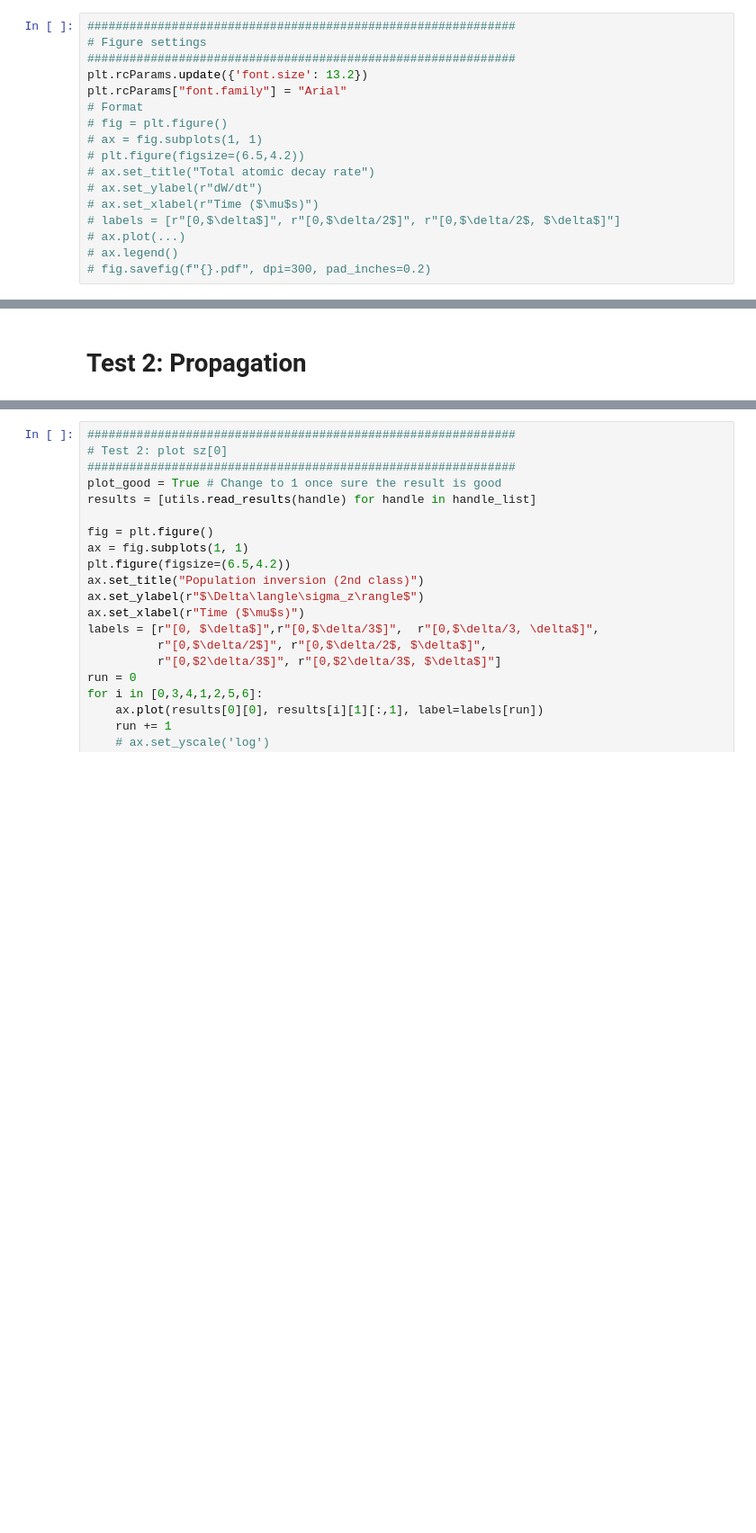
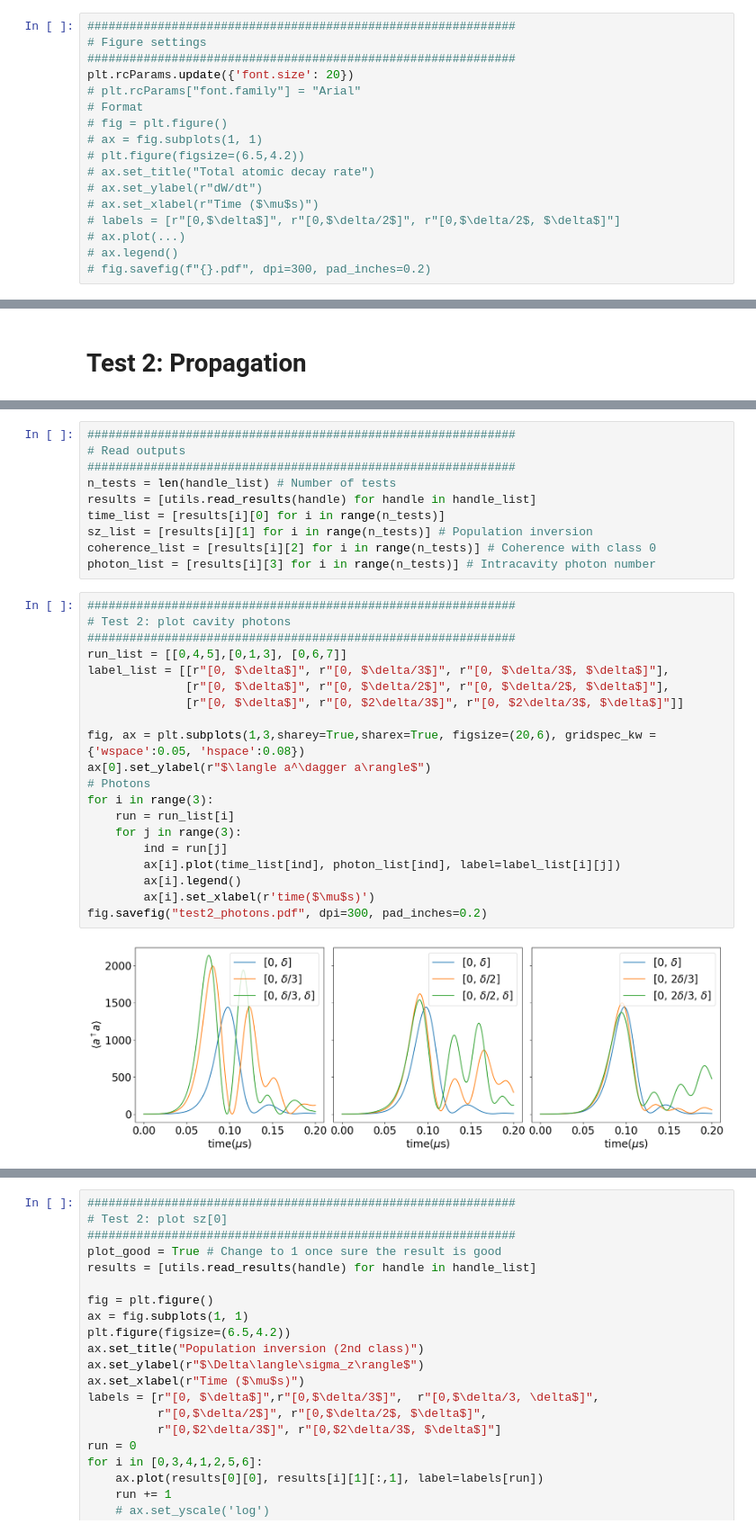
Before and after one commit to VodkaSin/Cuda_C_spin_sync, a Jupyter notebook: CUDA_code/cuda_run.ipynb, the cells around one changed output, grey strips where cells are left out. Shown at 90% size. Drawn from its saved outputs; the diff is of its cells as text; blank space fills up the shorter version.

Commit message:
Test 2 improved figures

```diff
--- a/CUDA_code/cuda_run.ipynb
+++ b/CUDA_code/cuda_run.ipynb
@@ -26,8 +26,8 @@ from matplotlib import rc
 #############################################################
 # Figure settings
 #############################################################
-plt.rcParams.update({'font.size': 13.2})
-plt.rcParams["font.family"] = "Arial"
+plt.rcParams.update({'font.size': 20})
+# plt.rcParams["font.family"] = "Arial"
 # Format
 # fig = plt.figure()
 # ax = fig.subplots(1, 1)
@@ -249,0 +268,32 @@ for i in range(len(detunings)):
+# %%
+#############################################################
+# Read outputs
+#############################################################
+n_tests = len(handle_list) # Number of tests
+results = [utils.read_results(handle) for handle in handle_list]
+time_list = [results[i][0] for i in range(n_tests)]
+sz_list = [results[i][1] for i in range(n_tests)] # Population inversion
+coherence_list = [results[i][2] for i in range(n_tests)] # Coherence with class 0
+photon_list = [results[i][3] for i in range(n_tests)] # Intracavity photon number
+# %%
+#############################################################
+# Test 2: plot cavity photons
+#############################################################
+run_list = [[0,4,5],[0,1,3], [0,6,7]]
+label_list = [[r"[0, $\delta$]", r"[0, $\delta/3$]", r"[0, $\delta/3$, $\delta$]"],
+              [r"[0, $\delta$]", r"[0, $\delta/2$]", r"[0, $\delta/2$, $\delta$]"],
+              [r"[0, $\delta$]", r"[0, $2\delta/3$]", r"[0, $2\delta/3$, $\delta$]"]]
+
+fig, ax = plt.subplots(1,3,sharey=True,sharex=True, figsize=(20,6), gridspec_kw = {'wspace':0.05, 'hspace':0.08})
+ax[0].set_ylabel(r"$\langle a^\dagger a\rangle$")
+# Photons
+for i in range(3):
+    run = run_list[i]
+    for j in range(3):
+        ind = run[j]
+        ax[i].plot(time_list[ind], photon_list[ind], label=label_list[i][j])
+        ax[i].legend()
+        ax[i].set_xlabel(r'time($\mu$s)')
+fig.savefig("test2_photons.pdf", dpi=300, pad_inches=0.2)
+# %% [output]
+[figure, added]
```
Also changed, not shown: parts of 14 cells of this notebook.
